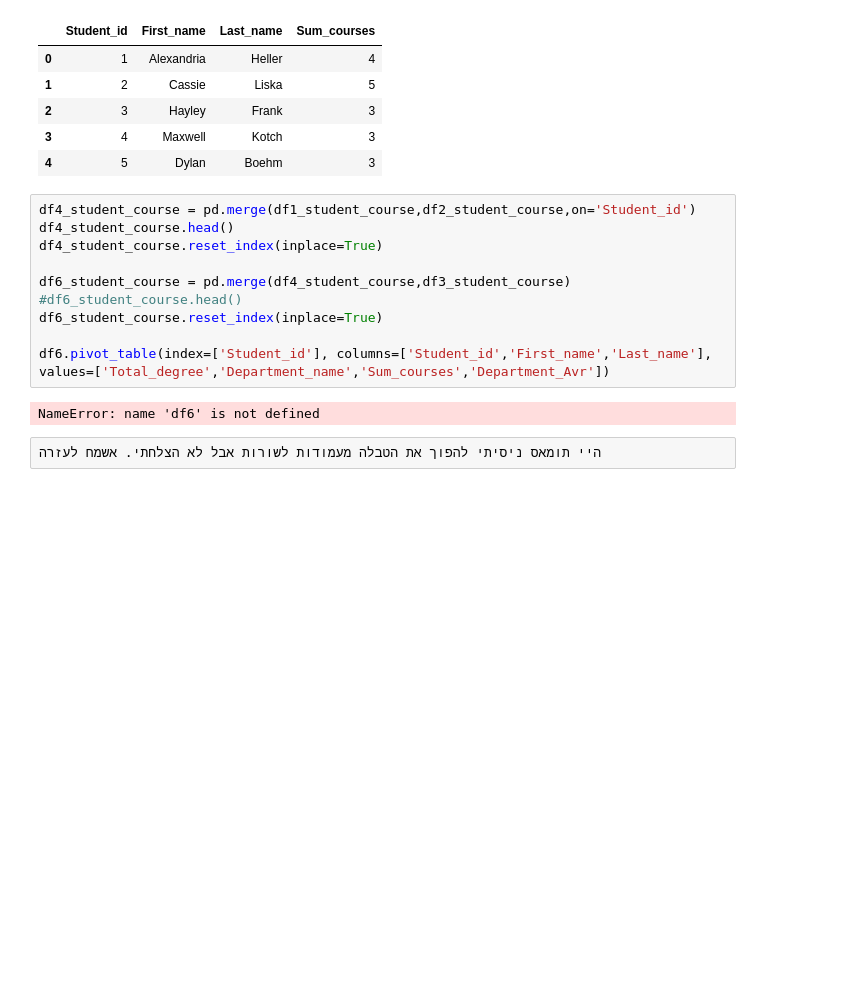
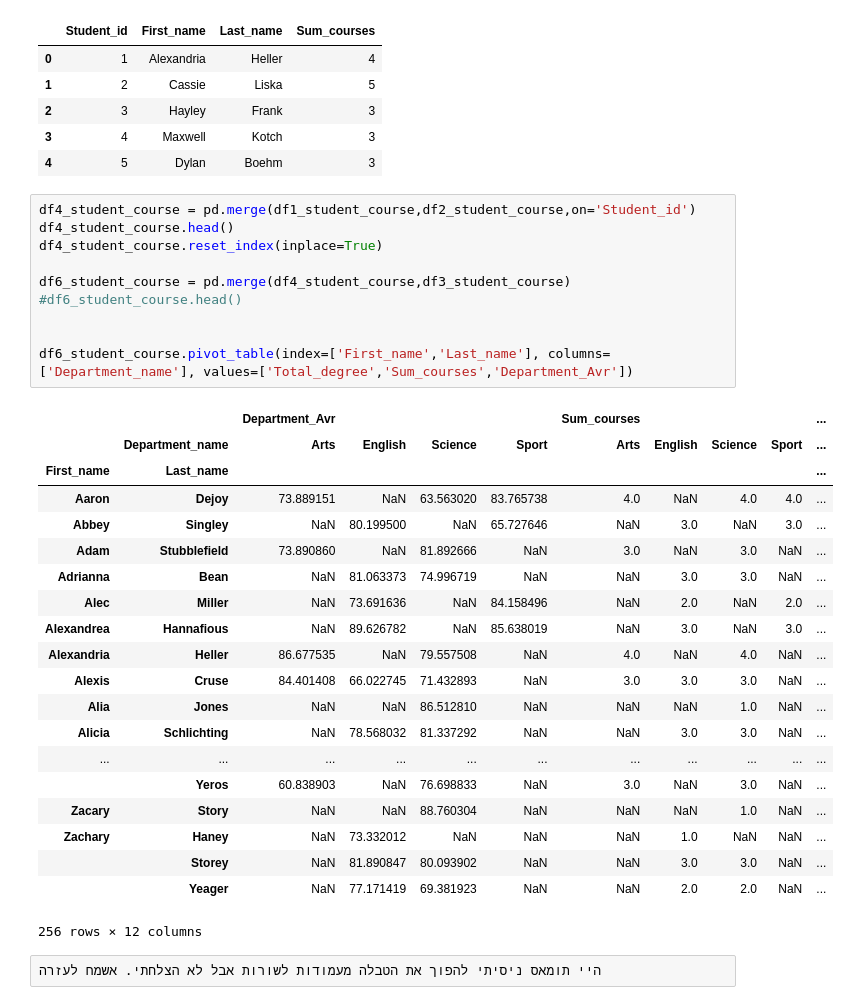
Before and after one commit to mouhadeb/DataScience, a Jupyter notebook: python/Python-final.ipynb, the cells around one changed output. Drawn from its saved outputs; the diff is of its cells as text; blank space fills up the shorter version.

```diff
--- a/python/Python-final.ipynb
+++ b/python/Python-final.ipynb
@@ -297,14 +297,33 @@ df3_student_course.head()
 # %%
 df4_student_course = pd.merge(df1_student_course,df2_student_course,on='Student_id')
 df4_student_course.head()
 df4_student_course.reset_index(inplace=True)
 
 df6_student_course = pd.merge(df4_student_course,df3_student_course)
 #df6_student_course.head()
-df6_student_course.reset_index(inplace=True)
 
-df6.pivot_table(index=['Student_id'], columns=['Student_id','First_name','Last_name'], values=['Total_degree','Department_name','Sum_courses','Department_Avr'])
+
+df6_student_course.pivot_table(index=['First_name','Last_name'], columns=['Department_name'], values=['Total_degree','Sum_courses','Department_Avr'])
 # %% [output]
+|  |  | Department_Avr |  |  |  | Sum_courses |  |  |  | ... |
+|  | Department_name | Arts | English | Science | Sport | Arts | English | Science | Sport | ... |
+| First_name | Last_name |  |  |  |  |  |  |  |  | ... |
+| Aaron | Dejoy | 73.889151 | NaN | 63.563020 | 83.765738 | 4.0 | NaN | 4.0 | 4.0 | ... |
+| Abbey | Singley | NaN | 80.199500 | NaN | 65.727646 | NaN | 3.0 | NaN | 3.0 | ... |
+| Adam | Stubblefield | 73.890860 | NaN | 81.892666 | NaN | 3.0 | NaN | 3.0 | NaN | ... |
+| Adrianna | Bean | NaN | 81.063373 | 74.996719 | NaN | NaN | 3.0 | 3.0 | NaN | ... |
+| Alec | Miller | NaN | 73.691636 | NaN | 84.158496 | NaN | 2.0 | NaN | 2.0 | ... |
+| Alexandrea | Hannafious | NaN | 89.626782 | NaN | 85.638019 | NaN | 3.0 | NaN | 3.0 | ... |
+| Alexandria | Heller | 86.677535 | NaN | 79.557508 | NaN | 4.0 | NaN | 4.0 | NaN | ... |
+| Alexis | Cruse | 84.401408 | 66.022745 | 71.432893 | NaN | 3.0 | 3.0 | 3.0 | NaN | ... |
+| Alia | Jones | NaN | NaN | 86.512810 | NaN | NaN | NaN | 1.0 | NaN | ... |
+| Alicia | Schlichting | NaN | 78.568032 | 81.337292 | NaN | NaN | 3.0 | 3.0 | NaN | ... |
+| ... | ... | ... | ... | ... | ... | ... | ... | ... | ... | ... |
+|  | Yeros | 60.838903 | NaN | 76.698833 | NaN | 3.0 | NaN | 3.0 | NaN | ... |
+| Zacary | Story | NaN | NaN | 88.760304 | NaN | NaN | NaN | 1.0 | NaN | ... |
+| Zachary | Haney | NaN | 73.332012 | NaN | NaN | NaN | 1.0 | NaN | NaN | ... |
+|  | Storey | NaN | 81.890847 | 80.093902 | NaN | NaN | 3.0 | 3.0 | NaN | ... |
+|  | Yeager | NaN | 77.171419 | 69.381923 | NaN | NaN | 2.0 | 2.0 | NaN | ... |
-NameError: name 'df6' is not defined
+256 rows × 12 columns
 # %%
 היי תומאס ניסיתי להפוך את הטבלה מעמודות לשורות אבל לא הצלחתי. אשמח לעזרה
```
